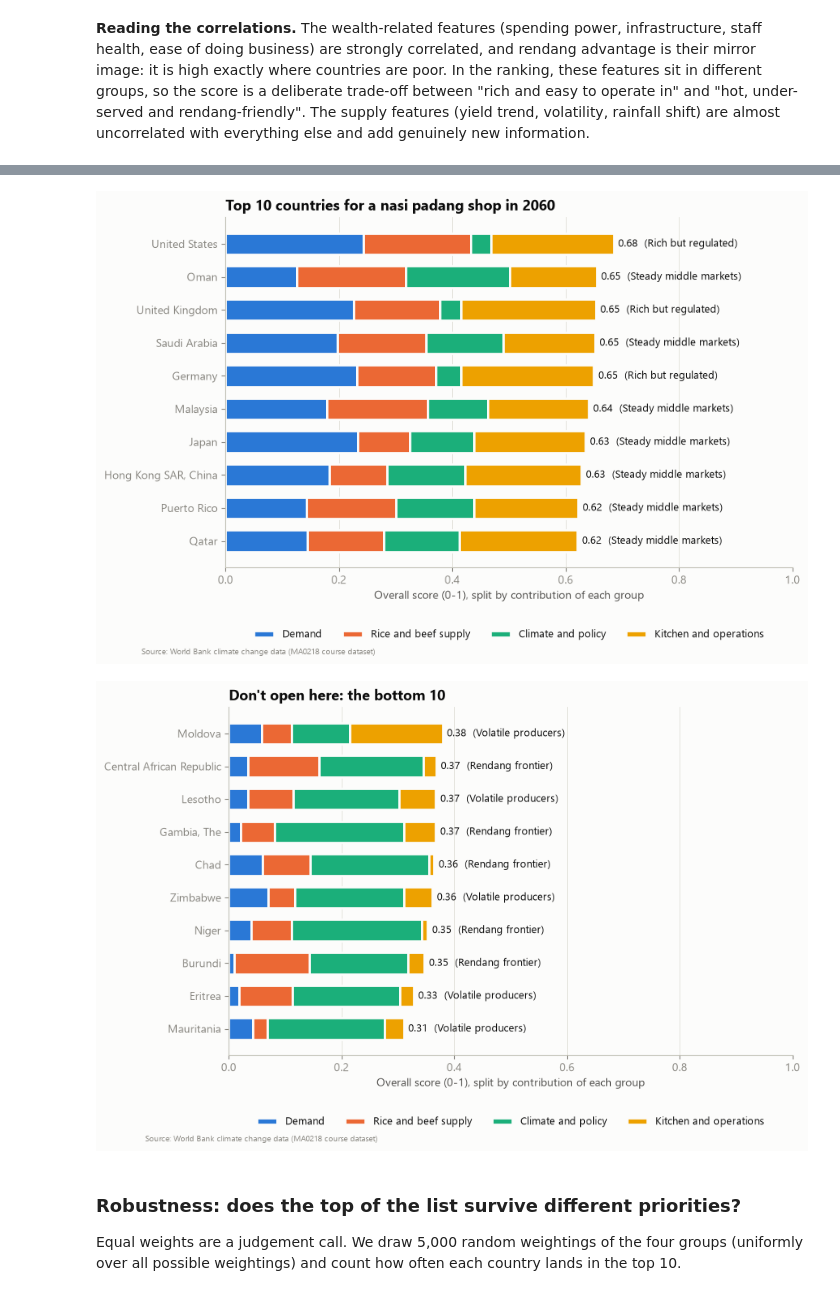
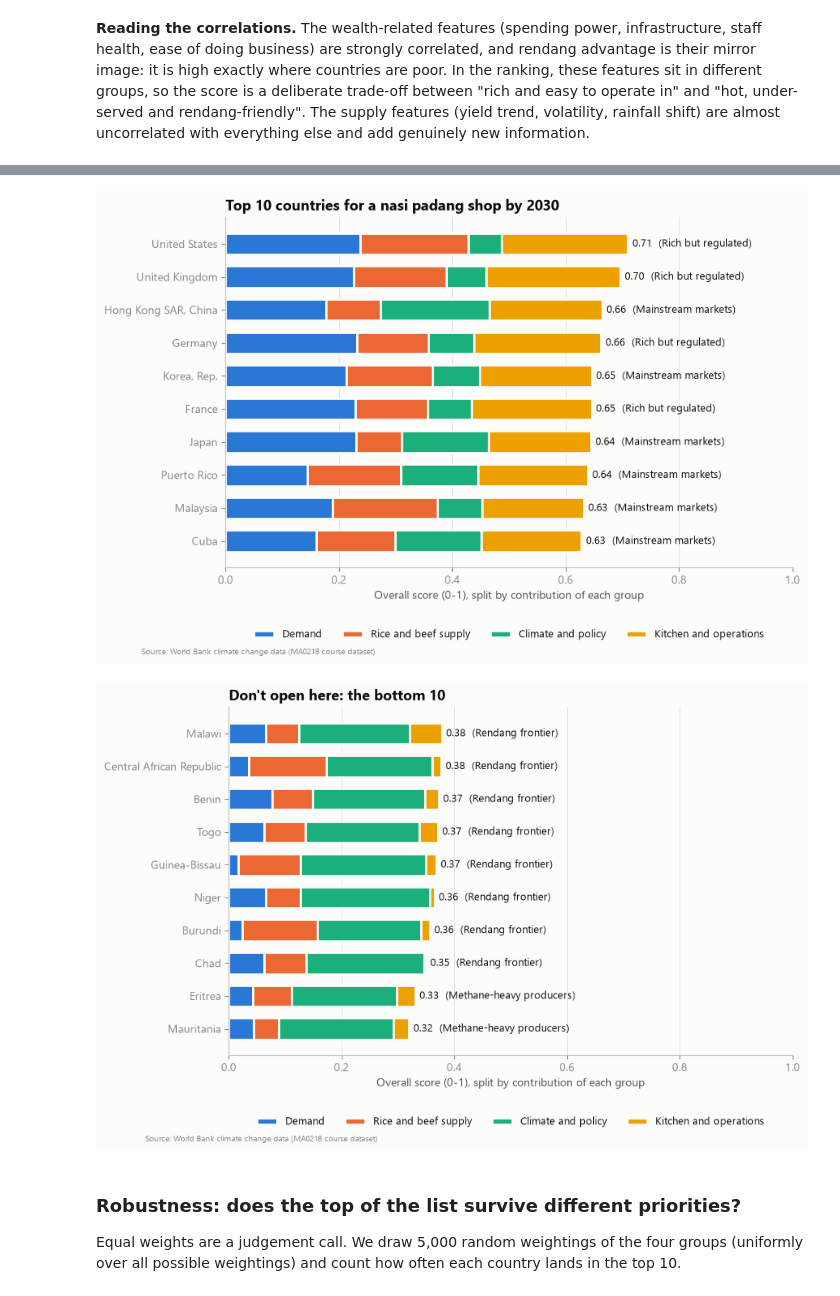
Before and after one commit to edward3423/nasipadang, a Jupyter notebook: nasipadang.ipynb, the cells around one changed output, grey strips where cells are left out. Saved outputs shown, nothing was run; the diff lists cells and outputs as text; code cells hidden in the pictures.

```diff
--- a/nasipadang.ipynb
+++ b/nasipadang.ipynb
@@ -257,11 +261,12 @@ enough = log_yield.notna().sum(axis=1) >= 10
 f["yield_trend"] = log_yield.apply(trend, axis=1)
 f["yield_volatility"] = (log_yield.diff(axis=1).std(axis=1) * 100).where(enough)
 
-# Climate: relative rainfall shift and absolute 2060 temperature
-f["rain_shift"] = (midpoint("Projected annual precipitation change (2045-2065, mm)", "to")
+# Climate: relative rainfall shift and absolute temperature, estimated for 2030 by steady change from 1975 to 2055
+CLIMATE_SHARE = (2030 - 1975) / (2055 - 1975)
+f["rain_shift"] = (CLIMATE_SHARE * midpoint("Projected annual precipitation change (2045-2065, mm)", "to")
                    / latest("Average annual precipitation (1961-1990, mm)"))
-f["temp_2060"] = (midpoint("Average daily min/max temperature (1961-1990, Celsius)", "/")
-                  + midpoint("Projected annual temperature change (2045-2065, Celsius)", "to"))
+f["temp_2030"] = (midpoint("Average daily min/max temperature (1961-1990, Celsius)", "/")
+                  + CLIMATE_SHARE * midpoint("Projected annual temperature change (2045-2065, Celsius)", "to"))
 
 # Kitchen and operations
 f["electricity"] = latest("Access to electricity (% of total population)")
@@ -309,7 +314,7 @@ Countries missing more than 40% of the inputs (mostly tiny territories such as G
 dropped, since there would be too little to learn from.
 # %%
 IMPUTE = ["urban_pop", "gni_pc", "methane_pc", "co2_pc", "u5_mortality", "yield_trend", "yield_volatility",
-          "rain_shift", "temp_2060", "electricity", "paved_roads", "water", "sanitation", "physicians", "nurses",
+          "rain_shift", "temp_2030", "electricity", "paved_roads", "water", "sanitation", "physicians", "nurses",
           "ease_rank"]
 LOG = ["urban_pop", "gni_pc", "methane_pc", "co2_pc", "u5_mortality", "physicians", "nurses"]
 
@@ -955,0 +957,31 @@ Rendang frontier (44 countries): Nigeria, Bangladesh, Ethiopia, Congo, Dem. Rep.
+# %%
+final_model = new_gmm().fit(C)
+raw_labels = final_model.predict(C)
+# Number groups by mean desirability (sum of signed z-scores), so type 1 is the most attractive
+desirability = pd.Series(C.mean(axis=1)).groupby(raw_labels).mean().sort_values(ascending=False)
+relabel = {old: new for new, old in enumerate(desirability.index, start=1)}
+d["cluster"] = pd.Series(raw_labels, index=d.index).map(relabel)
+d["type_probability"] = final_model.predict_proba(C).max(axis=1)
+
+FEATURE_NAMES = [LABELS[c] for c in signed.columns]
+profile = pd.DataFrame(C, index=d.index, columns=FEATURE_NAMES).groupby(d["cluster"]).mean()
+# Name each type from its signature, so the names follow the data rather than a cluster number
+TYPE_NAMES = {profile["Beef-tax risk"].idxmin(): "Rich but regulated",
+              profile["Rendang advantage"].idxmax(): "Rendang frontier",
+              profile["Urban customers"].idxmin(): "Very small markets",
+              profile["Methane per person"].idxmax(): "Methane-heavy producers"}
+assert len(TYPE_NAMES) == 4, "Type signatures overlap: review the names"
+TYPE_NAMES.update({c: "Mainstream markets" for c in profile.index if c not in TYPE_NAMES})
+d["market_type"] = d["cluster"].map(TYPE_NAMES)
+R["cluster"] = d.loc[R.index, "cluster"]
+R["market_type"] = d.loc[R.index, "market_type"]
+R["type_probability"] = d.loc[R.index, "type_probability"]
+
+sizes = d["cluster"].value_counts().sort_index()
+variance = pd.Series(final_model.covariances_, index=[relabel[i] for i in range(K)])
+for c in profile.index:
+    members = d[d["cluster"] == c].sort_values("population", ascending=False)["name"].head(6)
+    print(f"{TYPE_NAMES[c]} ({sizes[c]} countries, variance {variance[c]:.2f}): {', '.join(members)}")
+print(f"\nCountries assigned with at least 90% probability: {(d['type_probability'] >= 0.9).mean():.0%}")
+print("Least certain ranked countries:")
+print(R.nsmallest(6, "type_probability")[["name", "market_type", "type_probability"]].round(2).to_string(index=False))
@@ -1020,29 +1072,29 @@ R[["name", "score", "market_type"]].head(10)
 # %%
 def stacked(rows, title, name):
     contrib = group_scores.loc[rows.index, GROUPS] * weights
     fig, ax = plt.subplots(figsize=(9, 0.42 * len(rows) + 1.4))
     left = np.zeros(len(rows))
     labels = rows["name"].values
     for i, g in enumerate(GROUPS):
         ax.barh(labels, contrib[g].values, left=left, color=CAT[i], height=0.65, label=g, edgecolor=SURFACE,
                 linewidth=2)
         left += contrib[g].values
     for i, (v, c) in enumerate(zip(rows["score"].values, rows["market_type"].values)):
         ax.text(v + 0.008, i, f"{v:.2f}  ({c})", va="center", fontsize=9, color=INK)
     ax.invert_yaxis()
     ax.set_xlim(0, 1)
     ax.set_xlabel("Overall score (0-1), split by contribution of each group")
     ax.grid(axis="y", visible=False)
     ax.legend(frameon=False, ncol=4, loc="upper center", bbox_to_anchor=(0.5, -0.12 - 0.3 / len(rows)), fontsize=9)
     ax.set_title(title)
     save(fig, name)
 
 
-stacked(R.head(10), "Top 10 countries for a nasi padang shop in 2060", "10_top10")
+stacked(R.head(10), "Top 10 countries for a nasi padang shop by 2030", "10_top10")
 stacked(R.tail(10), "Don't open here: the bottom 10", "11_bottom10")
 # %% [output]
-[figure, old version]
+[figure, new version]
-[figure, old version]
+[figure, new version]
 # %% [markdown]
 ### Robustness: does the top of the list survive different priorities?
 
```
Also changed, not shown: parts of 54 cells of this notebook, 49 other files.
